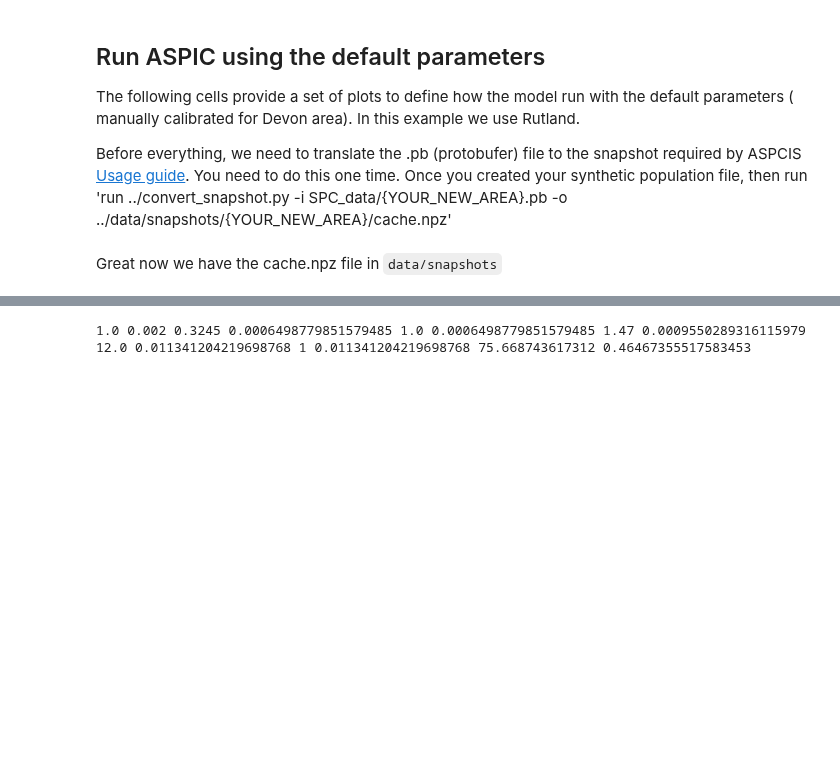
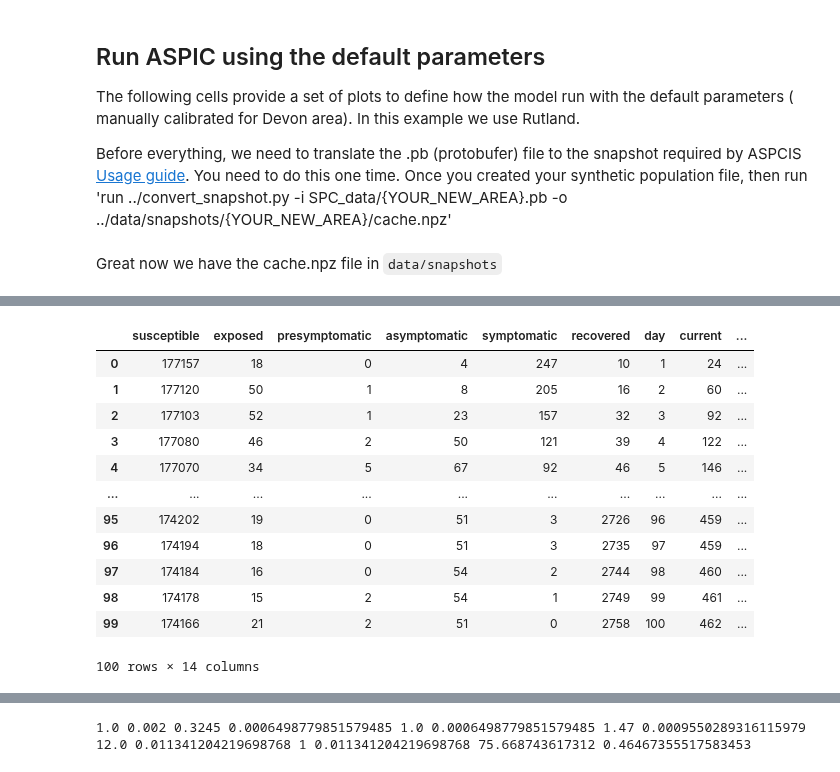
Before and after one commit to alan-turing-institute/uatk-aspics, a Jupyter notebook: calibration/abc_notebook.ipynb, the cells around one changed output, grey strips where cells are left out. Cells and saved outputs as stored; diff of their text form; code cells hidden in the pictures; blank space fills up the shorter version.

```diff
--- a/calibration/abc_notebook.ipynb
+++ b/calibration/abc_notebook.ipynb
@@ -64,2 +66,19 @@ os.getcwd()
 # %%
 os.chdir("../") #Now we need to update the main directory then we can use aspics as the way was created.
+# %%
+df = pd.read_csv("data/bmi_scenarios/current.csv")
+df
+# %% [output]
+|  | susceptible | exposed | presymptomatic | asymptomatic | symptomatic | recovered | day | current | ... |
+| 0 | 177157 | 18 | 0 | 4 | 247 | 10 | 1 | 24 | ... |
+| 1 | 177120 | 50 | 1 | 8 | 205 | 16 | 2 | 60 | ... |
+| 2 | 177103 | 52 | 1 | 23 | 157 | 32 | 3 | 92 | ... |
+| 3 | 177080 | 46 | 2 | 50 | 121 | 39 | 4 | 122 | ... |
+| 4 | 177070 | 34 | 5 | 67 | 92 | 46 | 5 | 146 | ... |
+| ... | ... | ... | ... | ... | ... | ... | ... | ... | ... |
+| 95 | 174202 | 19 | 0 | 51 | 3 | 2726 | 96 | 459 | ... |
+| 96 | 174194 | 18 | 0 | 51 | 3 | 2735 | 97 | 459 | ... |
+| 97 | 174184 | 16 | 0 | 54 | 2 | 2744 | 98 | 460 | ... |
+| 98 | 174178 | 15 | 2 | 54 | 1 | 2749 | 99 | 461 | ... |
+| 99 | 174166 | 21 | 2 | 51 | 0 | 2758 | 100 | 462 | ... |
+100 rows × 14 columns
```
Also changed, not shown: parts of 2 cells of this notebook, 2 other files.
